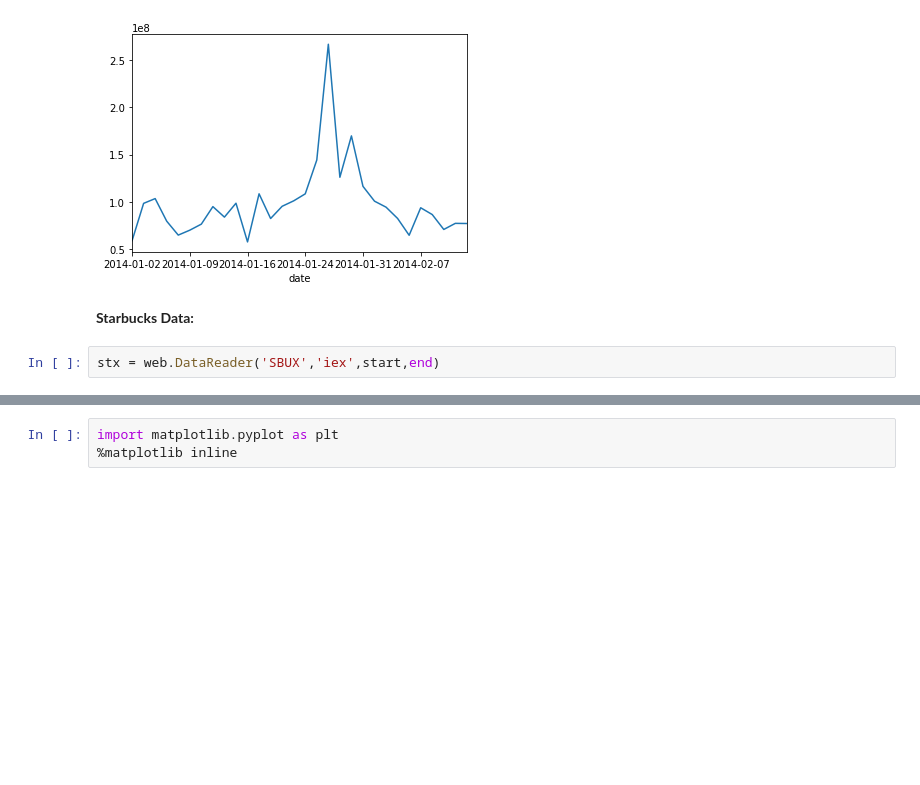
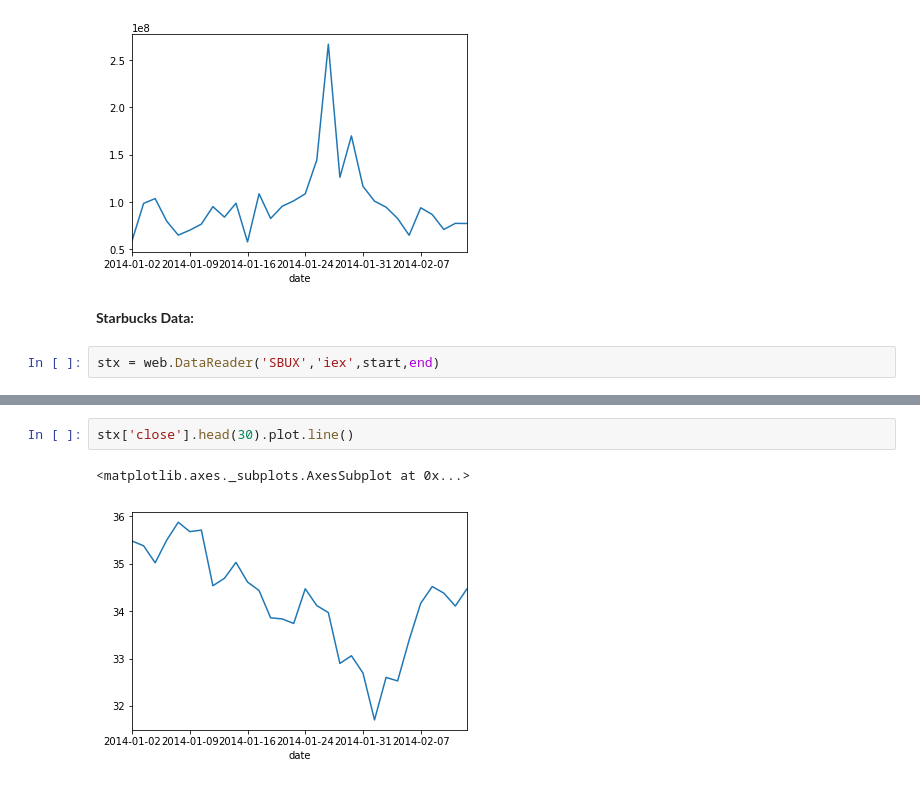
Before and after one commit to chikoungoun/pandas-datareader-applications, a Jupyter notebook: IEX_Investors_Exchange.ipynb, the cells around one changed output, grey strips where cells are left out. Cells and saved outputs as stored; diff of their text form; blank space fills up the shorter version.

Commit message:
fix the volume plot not showing

```diff
--- a/IEX_Investors_Exchange.ipynb
+++ b/IEX_Investors_Exchange.ipynb
@@ -85,3 +90,5 @@ stx.head()
-# %%
-import matplotlib.pyplot as plt
-%matplotlib inline
+# %%
+stx['close'].head(30).plot.line()
+# %% [output]
+<matplotlib.axes._subplots.AxesSubplot at 0x...>
+[figure, added]
```
Also changed, not shown: parts of 3 cells of this notebook.
